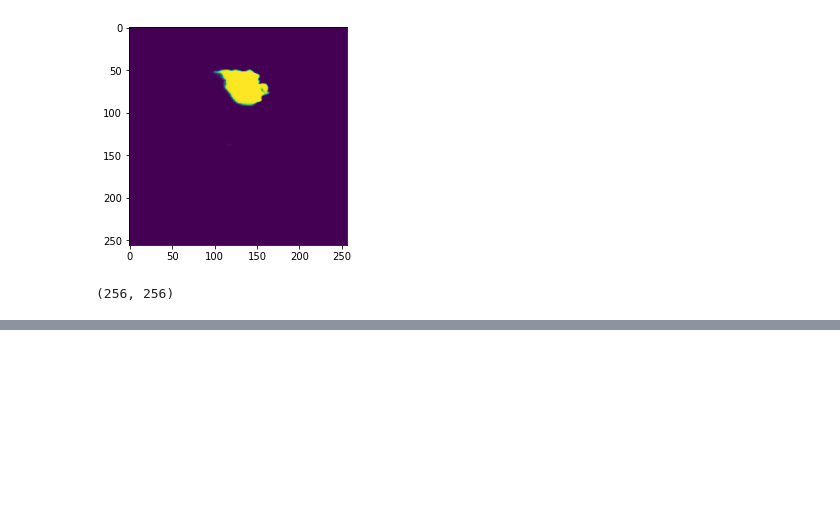
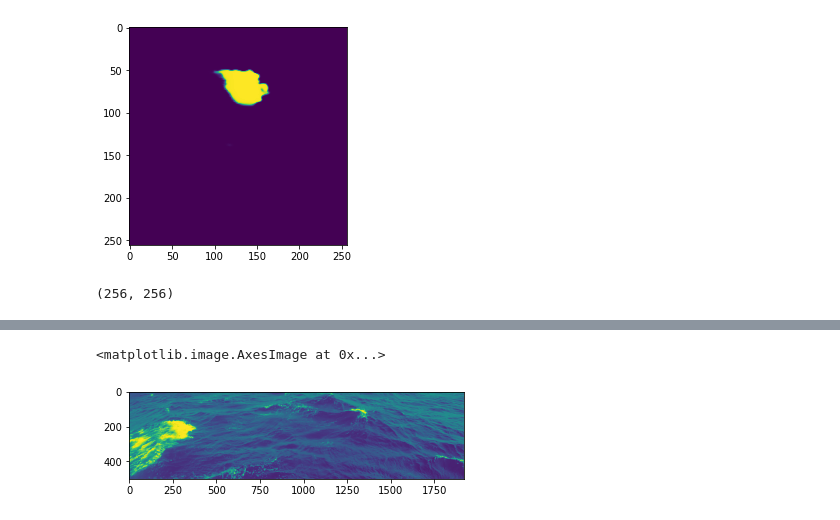
Before and after one commit to yangxin1022/my-whitecaps, a Jupyter notebook: code/load_model.ipynb, the cells around one changed output, grey strips where cells are left out. Saved outputs shown, nothing was run; the diff lists cells and outputs as text; code cells hidden in the pictures; blank space fills up the shorter version.

```diff
--- a/code/load_model.ipynb
+++ b/code/load_model.ipynb
@@ -225,0 +255,5 @@ pix.shape
+# %%
+plt.imshow(roi)
+# %% [output]
+<matplotlib.image.AxesImage at 0x...>
+[figure, added]
```
Also changed, not shown: parts of 7 cells of this notebook, 1 other file.
